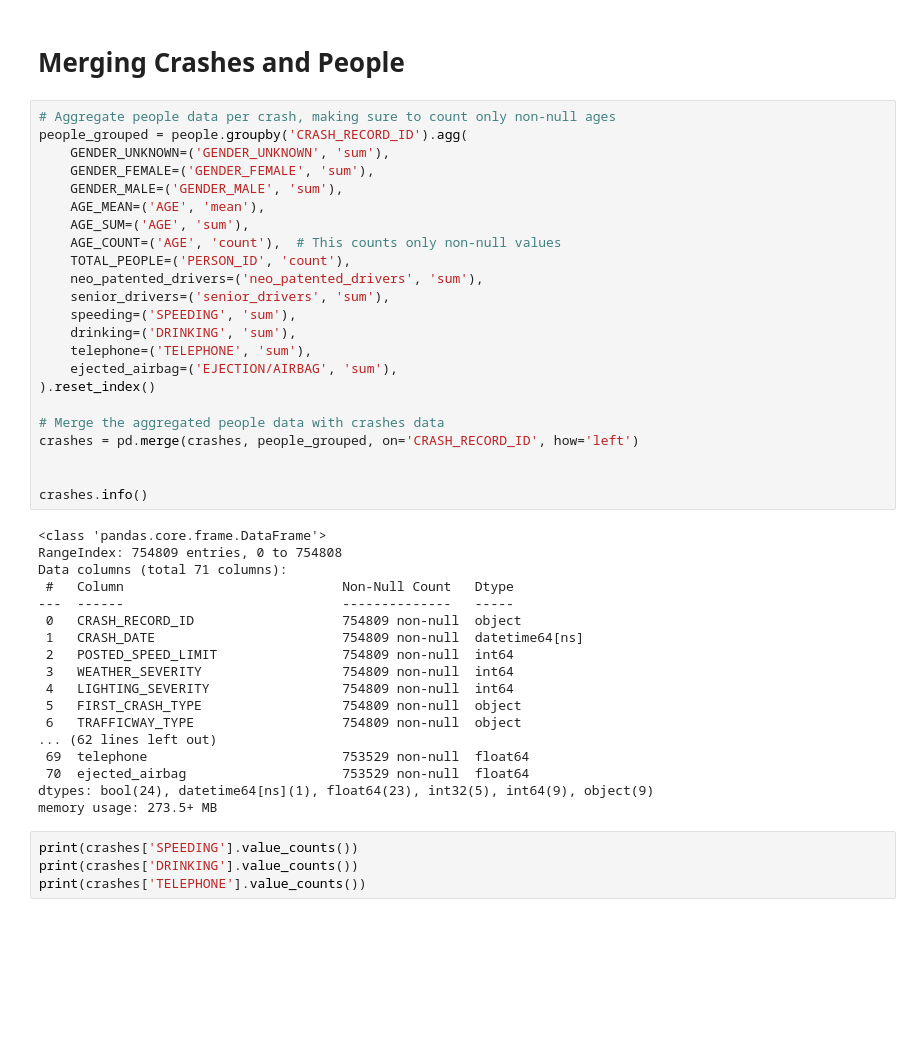
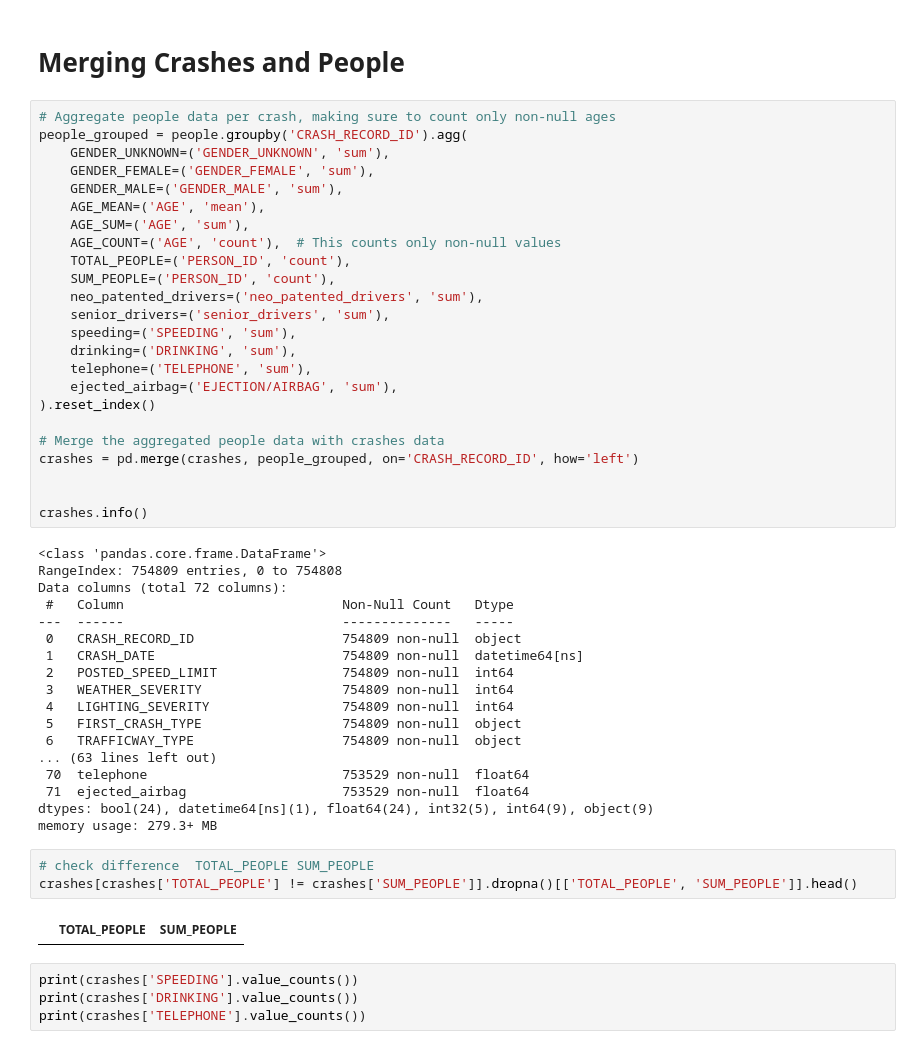
Before and after one commit to lavo2/DataMining-Project, a Jupyter notebook: 1-distribution.ipynb, the cells around one changed output. Drawn from its saved outputs; the diff is of its cells as text; blank space fills up the shorter version.

```diff
--- a/1-distribution.ipynb
+++ b/1-distribution.ipynb
@@ -695,6 +695,7 @@ people_grouped = people.groupby('CRASH_RECORD_ID').agg(
     AGE_SUM=('AGE', 'sum'),
     AGE_COUNT=('AGE', 'count'),  # This counts only non-null values
     TOTAL_PEOPLE=('PERSON_ID', 'count'),
+    SUM_PEOPLE=('PERSON_ID', 'count'),
     neo_patented_drivers=('neo_patented_drivers', 'sum'),
     senior_drivers=('senior_drivers', 'sum'),
     speeding=('SPEEDING', 'sum'),
@@ -711,7 +712,7 @@ crashes.info()
 # %% [output]
 <class 'pandas.core.frame.DataFrame'>
 RangeIndex: 754809 entries, 0 to 754808
-Data columns (total 71 columns):
+Data columns (total 72 columns):
  #   Column                            Non-Null Count   Dtype
 ---  ------                            --------------   -----
  0   CRASH_RECORD_ID                   754809 non-null  object
@@ -721,11 +722,16 @@ Data columns (total 71 columns):
  4   LIGHTING_SEVERITY                 754809 non-null  int64
  5   FIRST_CRASH_TYPE                  754809 non-null  object
  6   TRAFFICWAY_TYPE                   754809 non-null  object
-... (62 lines left out)
- 69  telephone                         753529 non-null  float64
- 70  ejected_airbag                    753529 non-null  float64
-dtypes: bool(24), datetime64[ns](1), float64(23), int32(5), int64(9), object(9)
-memory usage: 273.5+ MB
+... (63 lines left out)
+ 70  telephone                         753529 non-null  float64
+ 71  ejected_airbag                    753529 non-null  float64
+dtypes: bool(24), datetime64[ns](1), float64(24), int32(5), int64(9), object(9)
+memory usage: 279.3+ MB
+# %%
+# check difference  TOTAL_PEOPLE SUM_PEOPLE
+crashes[crashes['TOTAL_PEOPLE'] != crashes['SUM_PEOPLE']].dropna()[['TOTAL_PEOPLE', 'SUM_PEOPLE']].head()
+# %% [output]
+|  | TOTAL_PEOPLE | SUM_PEOPLE |
 # %%
 print(crashes['SPEEDING'].value_counts())
 print(crashes['DRINKING'].value_counts())
```
Also changed, not shown: 3 other files.
